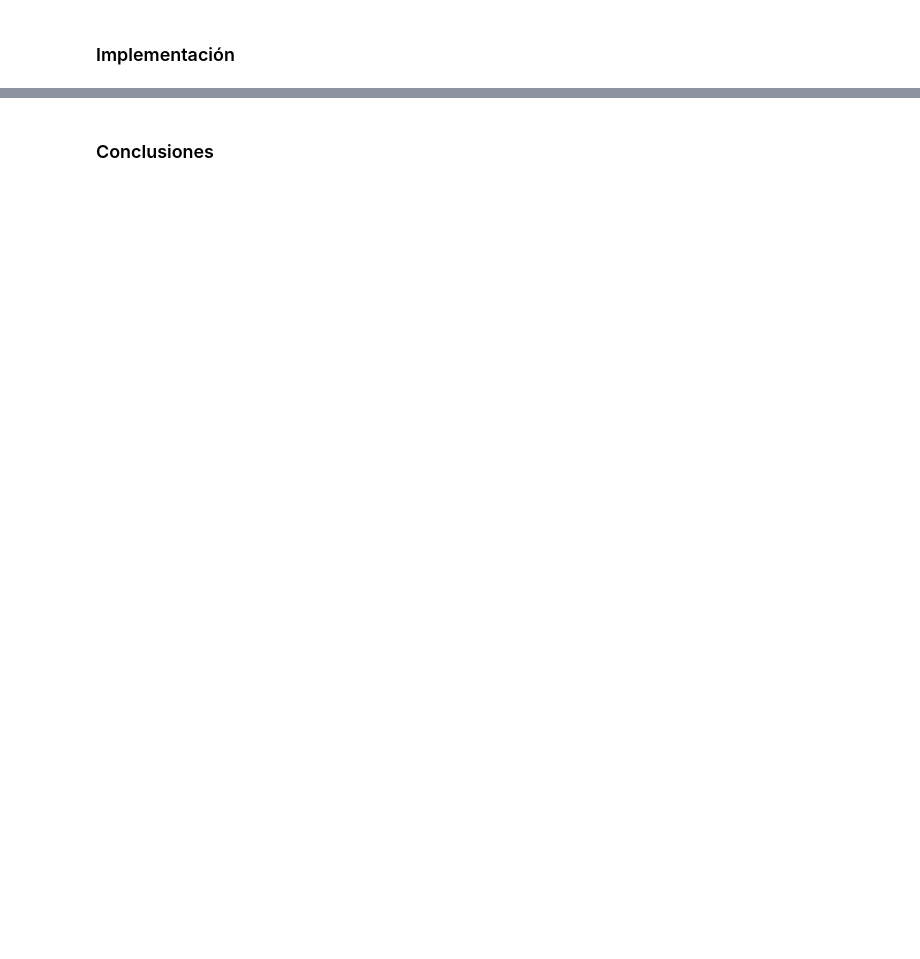
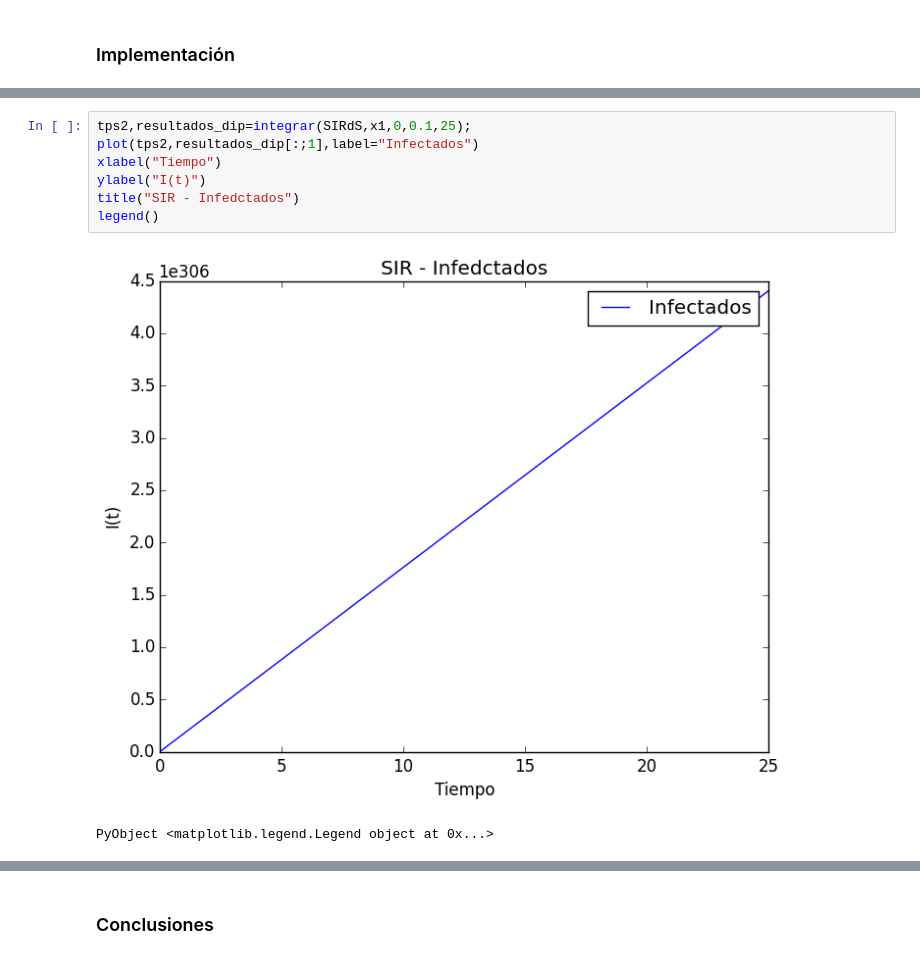
Before and after one commit to a9lara/GitSchoolRepository, a Jupyter notebook: ProyectoFinalPA.ipynb, the cells around one changed output, grey strips where cells are left out. Drawn from its saved outputs; the diff is of its cells as text; blank space fills up the shorter version.

```diff
--- a/ProyectoFinalPA.ipynb
+++ b/ProyectoFinalPA.ipynb
@@ -110,0 +223,10 @@ $\mu=0.90$
+# %%
+tps2,resultados_dip=integrar(SIRdS,x1,0,0.1,25);
+plot(tps2,resultados_dip[:;1],label="Infectados")
+xlabel("Tiempo")
+ylabel("I(t)")
+title("SIR - Infedctados")
+legend()
+# %% [output]
+[figure, added]
+PyObject <matplotlib.legend.Legend object at 0x...>
```
Also changed, not shown: parts of 35 cells of this notebook.
